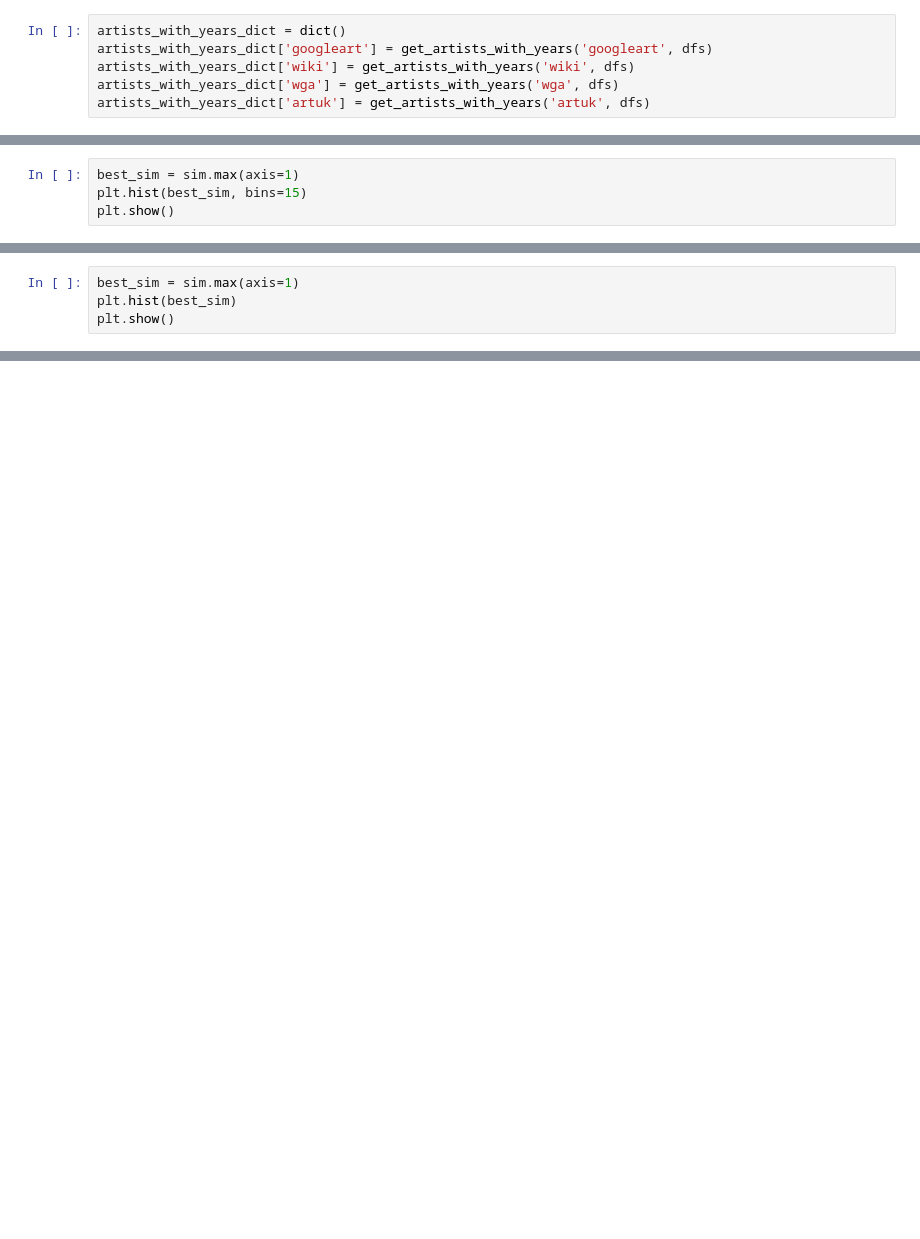
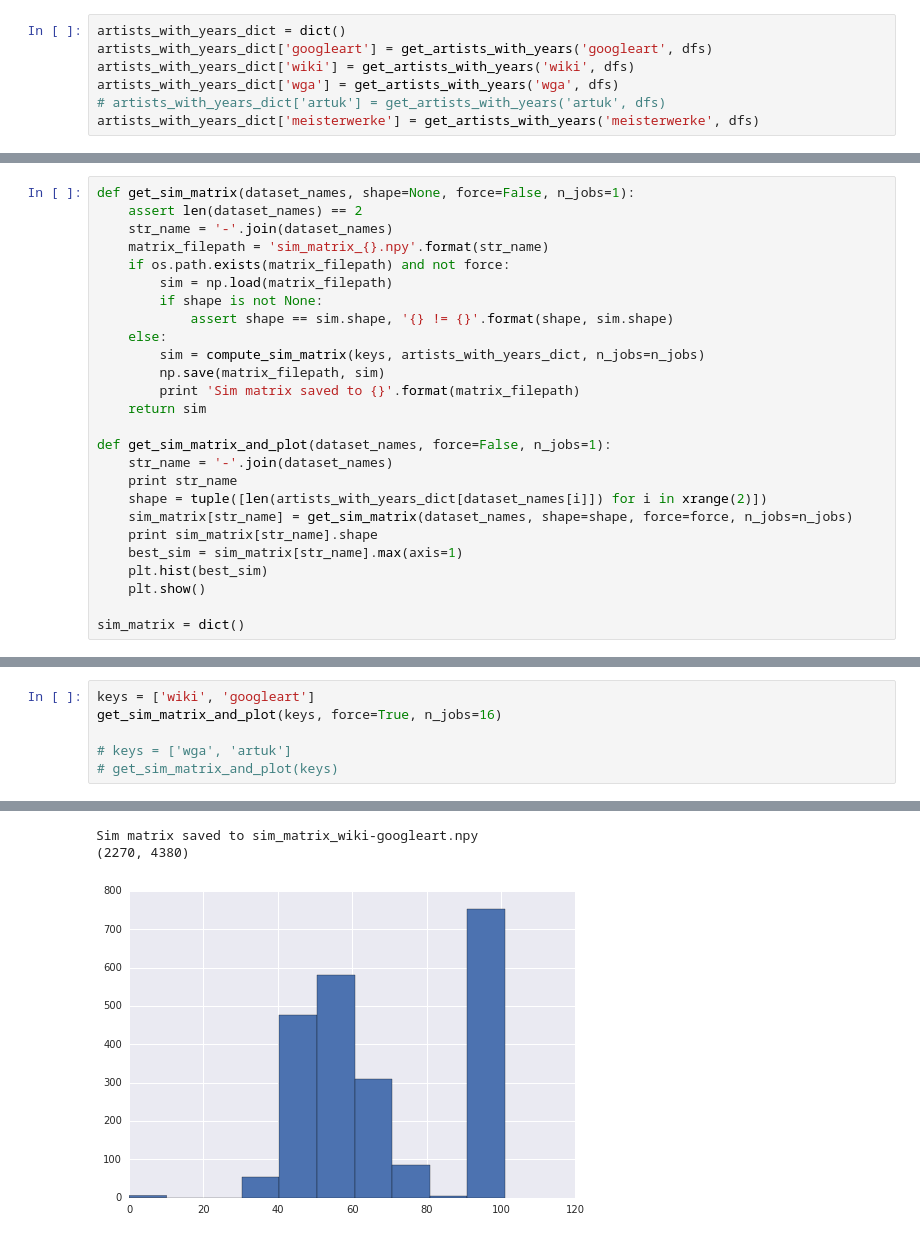
Before and after one commit to asanakoy/dataset_merger, a Jupyter notebook: aggregated/match_artists.ipynb, the cells around one changed output, grey strips where cells are left out. Cells and saved outputs as stored; diff of their text form; blank space fills up the shorter version.

```diff
--- a/aggregated/match_artists.ipynb
+++ b/aggregated/match_artists.ipynb
@@ -84,5 +89,6 @@ artists_with_years_dict = dict()
 artists_with_years_dict['googleart'] = get_artists_with_years('googleart', dfs)
 artists_with_years_dict['wiki'] = get_artists_with_years('wiki', dfs)
 artists_with_years_dict['wga'] = get_artists_with_years('wga', dfs)
-artists_with_years_dict['artuk'] = get_artists_with_years('artuk', dfs)
+# artists_with_years_dict['artuk'] = get_artists_with_years('artuk', dfs)
+artists_with_years_dict['meisterwerke'] = get_artists_with_years('meisterwerke', dfs)
 # %% [output]
@@ -210,4 +129,0 @@ time: 7.72 s
-# %%
-best_sim = sim.max(axis=1)
-plt.hist(best_sim, bins=15)
-plt.show()
@@ -279,4 +129,0 @@ time: 778 ms
-# %%
-best_sim = sim.max(axis=1)
-plt.hist(best_sim)
-plt.show()
@@ -405,0 +130,26 @@ z[1]
+# %%
+def get_sim_matrix(dataset_names, shape=None, force=False, n_jobs=1):
+    assert len(dataset_names) == 2
+    str_name = '-'.join(dataset_names)
+    matrix_filepath = 'sim_matrix_{}.npy'.format(str_name)
+    if os.path.exists(matrix_filepath) and not force:
+        sim = np.load(matrix_filepath)
+        if shape is not None:
+            assert shape == sim.shape, '{} != {}'.format(shape, sim.shape)
+    else:
+        sim = compute_sim_matrix(keys, artists_with_years_dict, n_jobs=n_jobs)
+        np.save(matrix_filepath, sim)
+        print 'Sim matrix saved to {}'.format(matrix_filepath)
+    return sim
+
+def get_sim_matrix_and_plot(dataset_names, force=False, n_jobs=1):
+    str_name = '-'.join(dataset_names)
+    print str_name
+    shape = tuple([len(artists_with_years_dict[dataset_names[i]]) for i in xrange(2)])
+    sim_matrix[str_name] = get_sim_matrix(dataset_names, shape=shape, force=force, n_jobs=n_jobs)
+    print sim_matrix[str_name].shape
+    best_sim = sim_matrix[str_name].max(axis=1)
+    plt.hist(best_sim)
+    plt.show()
+
+sim_matrix = dict()
@@ -405,0 +273,7 @@ z[1]
+# %%
+keys = ['wiki', 'googleart']
+get_sim_matrix_and_plot(keys, force=True, n_jobs=16)
+
+# keys = ['wga', 'artuk']
+# get_sim_matrix_and_plot(keys)
+# %% [output]
@@ -405,0 +283,3 @@ z[1]
+Sim matrix saved to sim_matrix_wiki-googleart.npy
+(2270, 4380)
+[figure, added]
```
Also changed, not shown: parts of 42 cells of this notebook, 2 other files.
